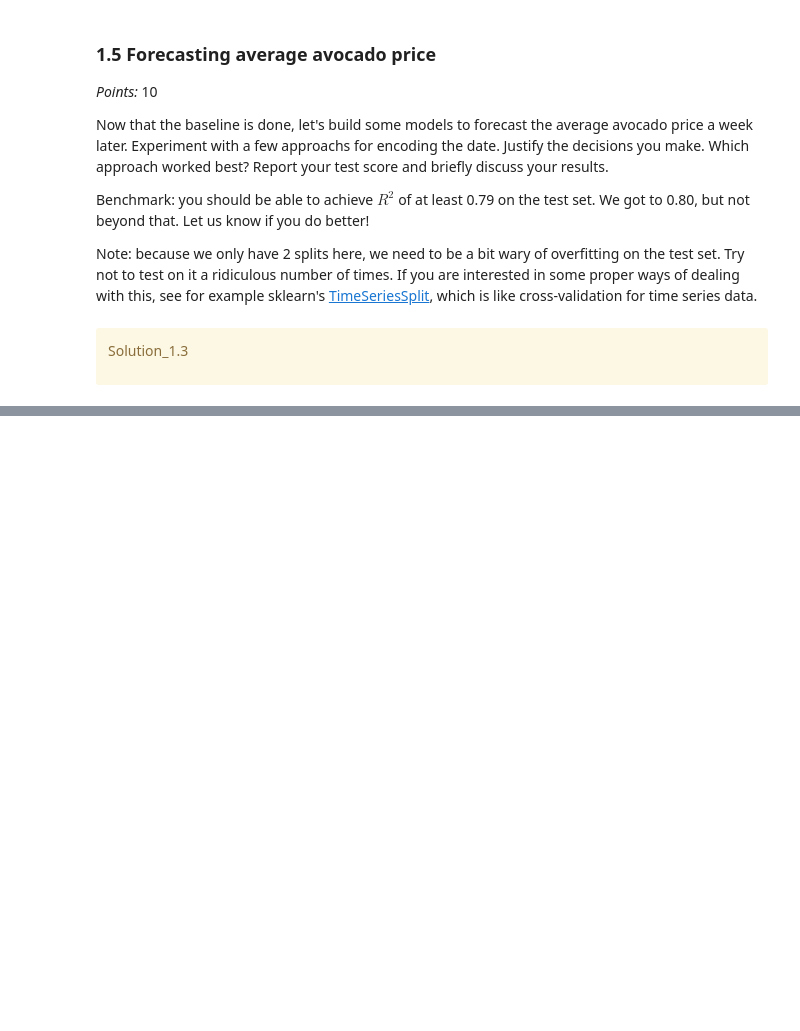
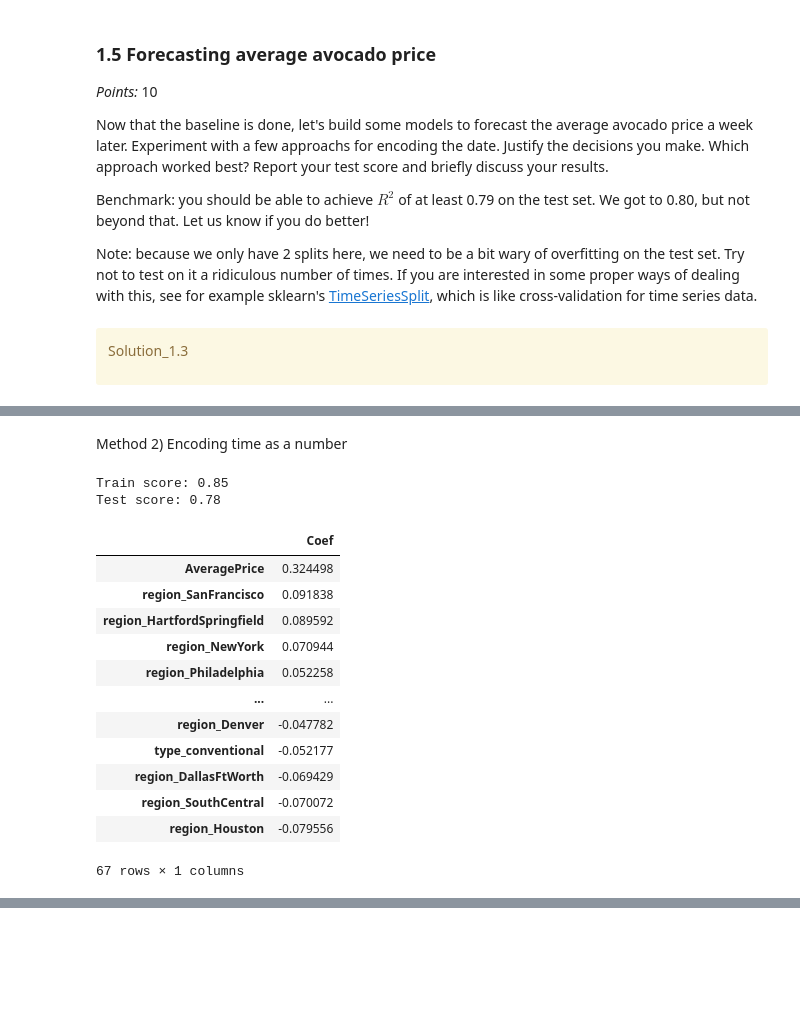
Before and after one commit to lindakiritchkov/cpsc330-2023W2, a Jupyter notebook: hw/hw8/hw8.ipynb, the cells around one changed output, grey strips where cells are left out. Saved outputs shown, nothing was run; the diff lists cells and outputs as text; code cells hidden in the pictures; blank space fills up the shorter version.

```diff
--- a/hw/hw8/hw8.ipynb
+++ b/hw/hw8/hw8.ipynb
@@ -449,0 +487,41 @@ Ellipsis
+# %% [markdown]
+Method 2) Encoding time as a number
+# %%
+#adapted from lecture 19
+first_day = df_train["Date"].min()
+
+train_df = df_train.assign(
+    Days_since=df_train["Date"].apply(lambda x: (x - first_day).days)
+)
+test_df = df_test.assign(
+    Days_since=df_test["Date"].apply(lambda x: (x - first_day).days)
+)
+
+train_df.sort_values(by="Date").head()
+
+X_train_enc, y_train, X_test_enc, y_test, preprocessor = preprocess_features(
+    train_df,
+    test_df,
+    numeric_features + ["Days_since"],
+    categorical_features,
+    drop_features,
+    target
+)
+
+score_lr_print_coeff(preprocessor, train_df, y_train, test_df, y_test, X_train_enc)
+# %% [output]
+Train score: 0.85
+Test score: 0.78
+|  | Coef |
+| AveragePrice | 0.324498 |
+| region_SanFrancisco | 0.091838 |
+| region_HartfordSpringfield | 0.089592 |
+| region_NewYork | 0.070944 |
+| region_Philadelphia | 0.052258 |
+| ... | ... |
+| region_Denver | -0.047782 |
+| type_conventional | -0.052177 |
+| region_DallasFtWorth | -0.069429 |
+| region_SouthCentral | -0.070072 |
+| region_Houston | -0.079556 |
+67 rows × 1 columns
```
Also changed, not shown: parts of 35 cells of this notebook.
